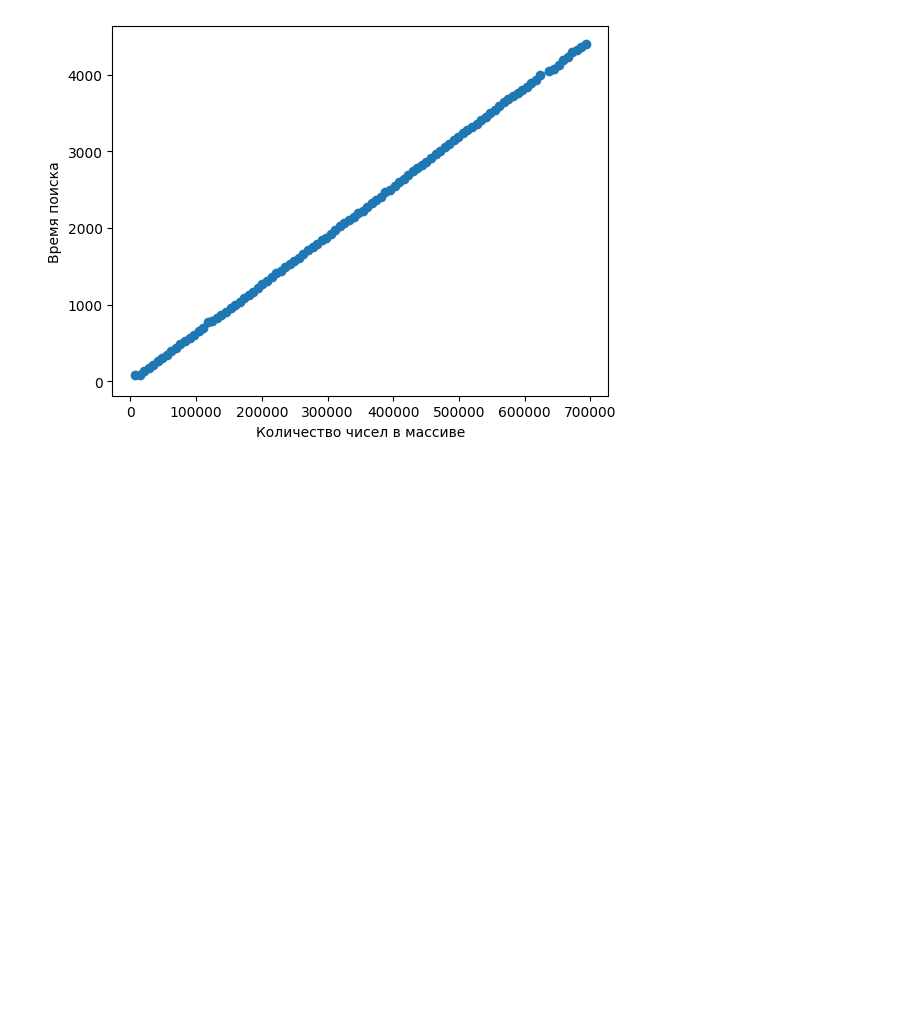
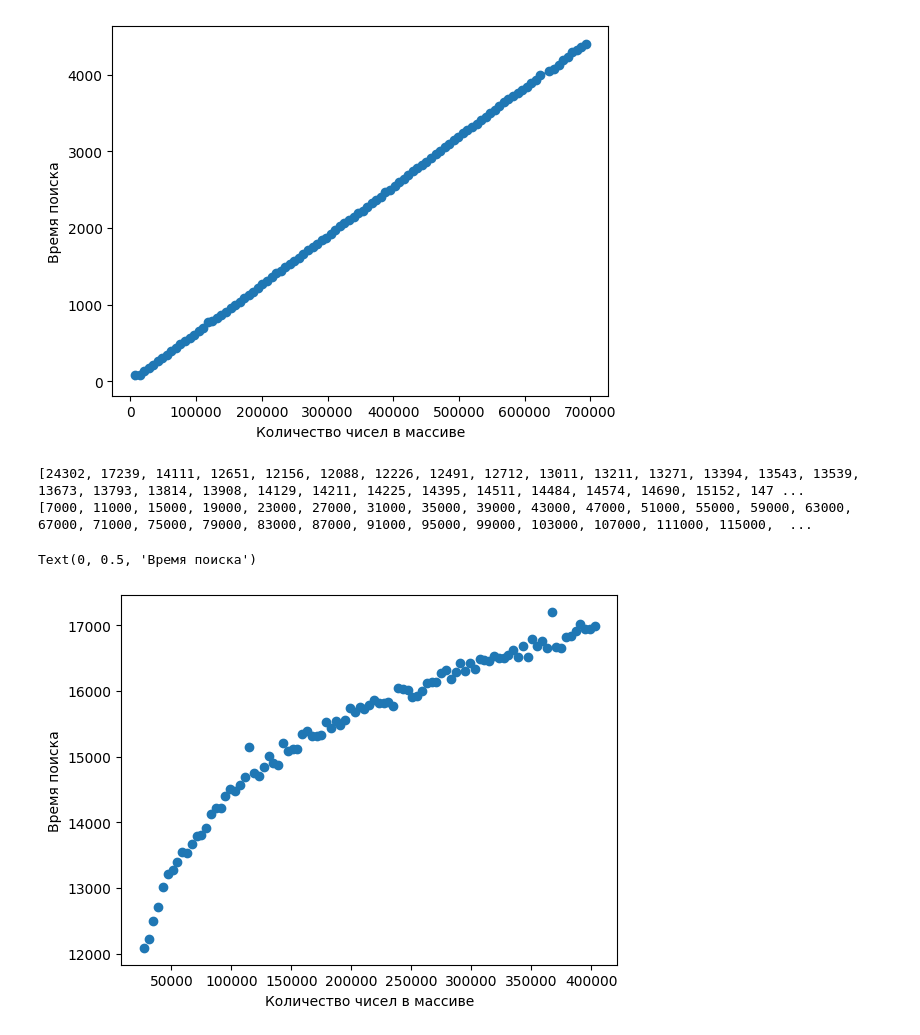
Before and after one commit to sparky1331/LAB_repo, a Jupyter notebook: lab1.ipynb, the cells around one changed output. Cells and saved outputs as stored; diff of their text form; code cells hidden in the pictures; blank space fills up the shorter version.

```diff
--- a/lab1.ipynb
+++ b/lab1.ipynb
@@ -28,3 +28,33 @@ plt.plot(value, g(value))
 630700
 [<matplotlib.lines.Line2D at 0x...>]
 [figure]
+# %%
+import matplotlib.pyplot as plt
+import numpy as np
+
+f = open('lab1_bin.txt')
+
+value = [(7000 + i*4000) for i in range(100)]
+alg_time = [int(f.readline()) for i in range(100)]
+
+print(alg_time)
+print(value)
+
+# value.pop(90)
+# alg_time.pop(90)
+
+
+plt.scatter(value[5:], alg_time[5:])
+
+# p = np.polyfit(value, alg_time, 1)
+# g = np.poly1d(p)
+
+plt.xlabel('Количество чисел в массиве')
+plt.ylabel('Время поиска')
+
+# plt.plot(value, g(value))
+# %% [output]
+[24302, 17239, 14111, 12651, 12156, 12088, 12226, 12491, 12712, 13011, 13211, 13271, 13394, 13543, 13539, 13673, 13793, 13814, 13908, 14129, 14211, 14225, 14395, 14511, 14484, 14574, 14690, 15152, 147 ...
+[7000, 11000, 15000, 19000, 23000, 27000, 31000, 35000, 39000, 43000, 47000, 51000, 55000, 59000, 63000, 67000, 71000, 75000, 79000, 83000, 87000, 91000, 95000, 99000, 103000, 107000, 111000, 115000,  ...
+Text(0, 0.5, 'Время поиска')
+[figure, added]
```
Also changed, not shown: parts of 3 cells of this notebook, 5 other files.
